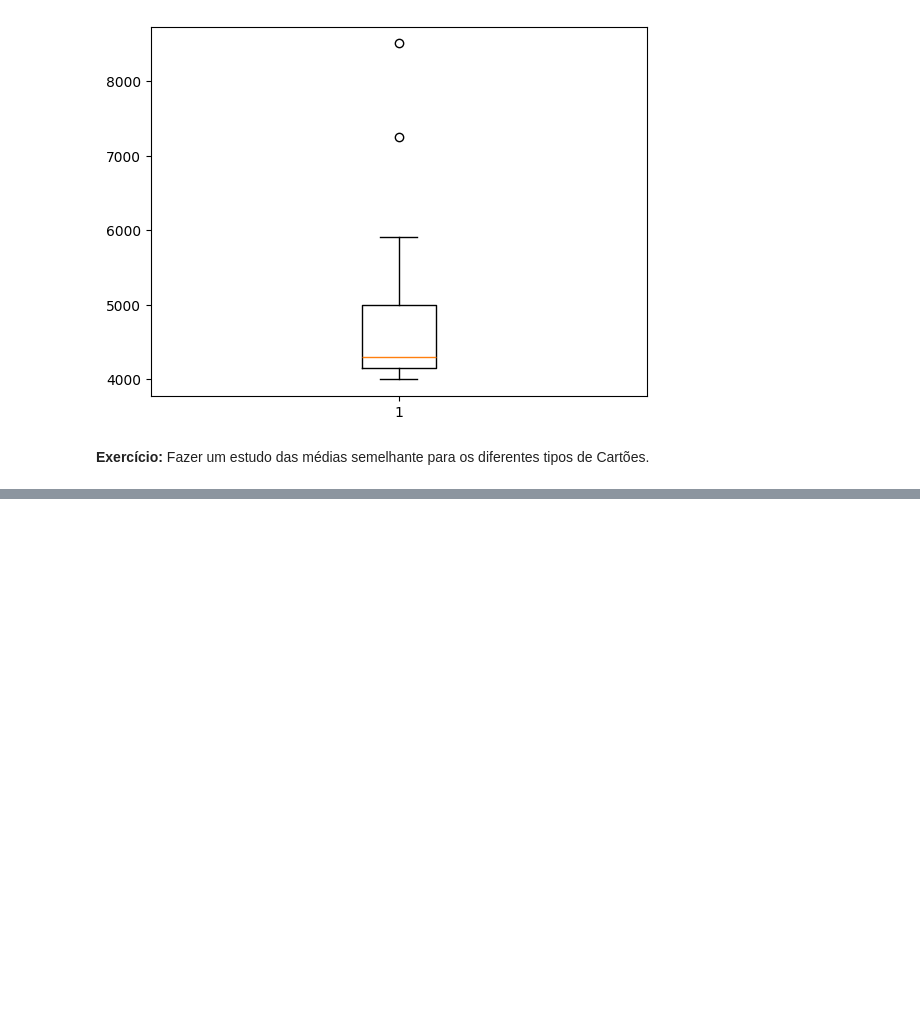
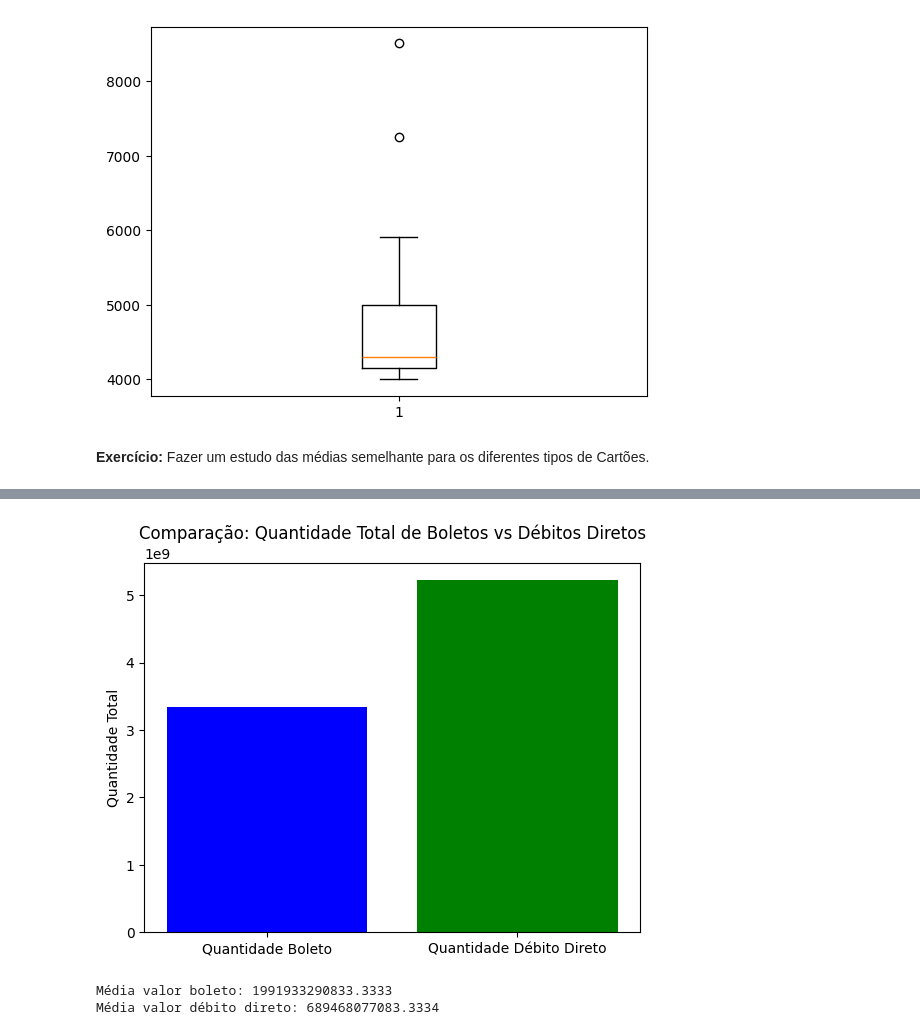
Before and after one commit to LouisyRodrigues7/etlBCB, a Jupyter notebook: Relatorio.ipynb, the cells around one changed output, grey strips where cells are left out. Cells and saved outputs as stored; diff of their text form; code cells hidden in the pictures; blank space fills up the shorter version.

```diff
--- a/Relatorio.ipynb
+++ b/Relatorio.ipynb
@@ -410,0 +471,25 @@ df.to_csv('transacaoCartao.csv', sep=';',decimal=',') # Padrão para dizer ao po
+# %%
+# Soma total de cada tipo
+total_boleto = df['quantidadeBoleto'].sum()
+total_debito = df['quantidadeDebitoDireto'].sum()
+
+# Dados para o gráfico
+tipos = ['Quantidade Boleto', 'Quantidade Débito Direto']
+valores = [total_boleto, total_debito]
+# Gráfico de barras simples
+plt.bar(tipos, valores, color=['blue', 'green'])
+plt.title('Comparação: Quantidade Total de Boletos vs Débitos Diretos')
+plt.ylabel('Quantidade Total')
+plt.show()
+# %% [output]
+[figure, added]
+# %%
+# Comparando médias
+media_valor_boleto = df['valorBoleto'].mean()
+media_valor_debito = df['valorDebitoDireto'].mean()
+
+print("Média valor boleto:", media_valor_boleto)
+print("Média valor débito direto:", media_valor_debito)
+# %% [output]
+Média valor boleto: 1991933290833.3333
+Média valor débito direto: 689468077083.3334
```
Also changed, not shown: parts of 7 cells of this notebook.
